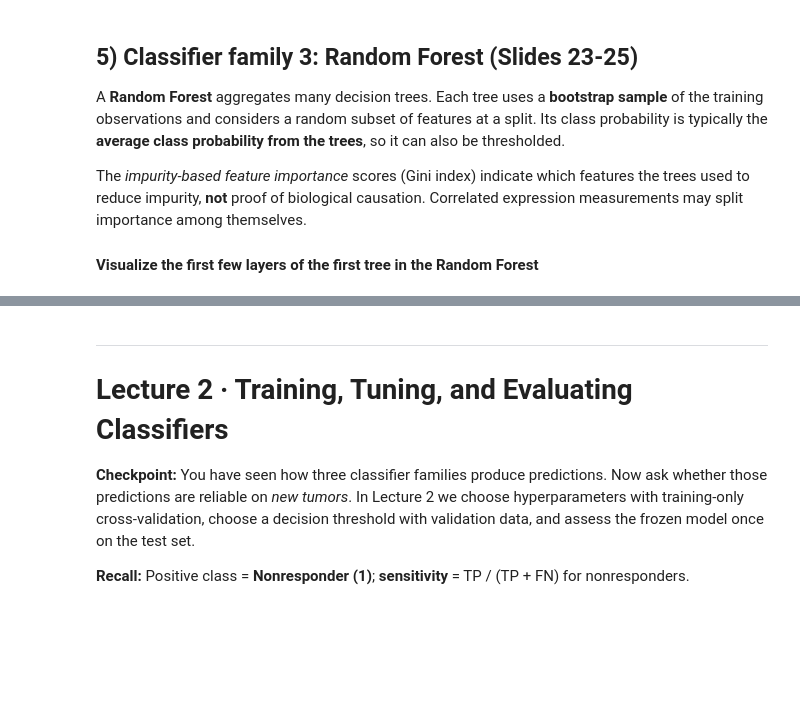
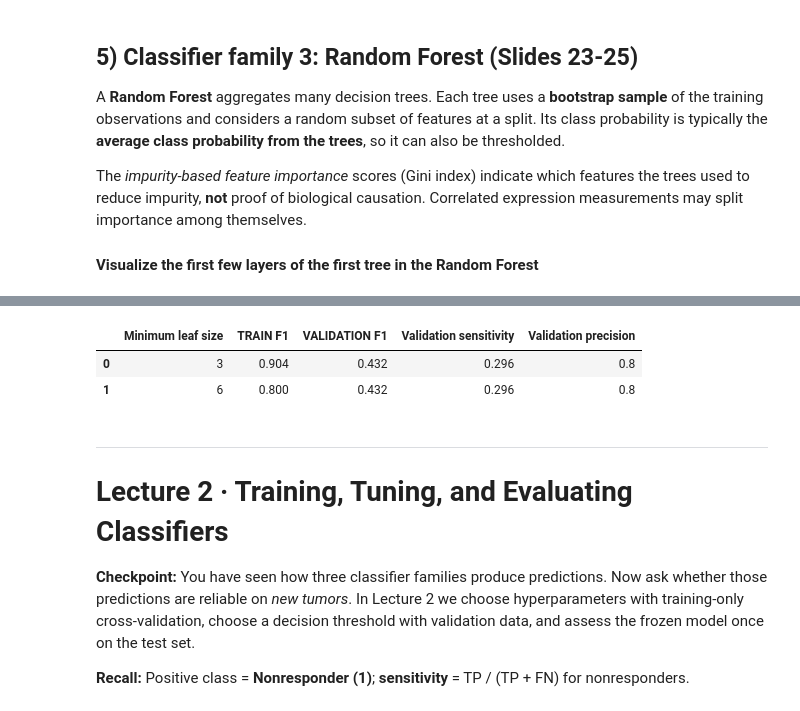
Before and after one commit to faizahkh/beginning-bioinformatics, a Jupyter notebook: notebooks/Copy_of_Module10_Classifiers_Responder_vs_Nonresponder.ipynb, the cells around one changed output, grey strips where cells are left out. Cells and saved outputs as stored; diff of their text form; code cells hidden in the pictures; blank space fills up the shorter version.

```diff
--- a/notebooks/Copy_of_Module10_Classifiers_Responder_vs_Nonresponder.ipynb
+++ b/notebooks/Copy_of_Module10_Classifiers_Responder_vs_Nonresponder.ipynb
@@ -519,3 +540,41 @@ print('Random Forest validation F1:',round(f1_score(y_val,rf_demo.predict(X_val)
+# %%
+# AI-assisted code block testing:
+
+# Use TRAIN to fit models and VALIDATION to compare results.
+# Do not use TEST data.
+
+from sklearn.ensemble import RandomForestClassifier
+from sklearn.metrics import f1_score, precision_score, recall_score
+
+leaf_results = []
+
+for leaf_size in [3, 6]:
+    rf = RandomForestClassifier(
+        n_estimators=150,
+        max_depth=7,
+        min_samples_leaf=leaf_size,
+        random_state=SEED,
+        n_jobs=1
+    )
+
+    rf.fit(X_train, y_train)
+
+    train_pred = rf.predict(X_train)
+    val_pred = rf.predict(X_val)
+
+    leaf_results.append({
+        "Minimum leaf size": leaf_size,
+        "TRAIN F1": f1_score(y_train, train_pred),
+        "VALIDATION F1": f1_score(y_val, val_pred),
+        "Validation sensitivity": recall_score(y_val, val_pred),
+        "Validation precision": precision_score(y_val, val_pred)
+    })
+
+display(pd.DataFrame(leaf_results).round(3))
+# %% [output]
+|  | Minimum leaf size | TRAIN F1 | VALIDATION F1 | Validation sensitivity | Validation precision |
+| 0 | 3 | 0.904 | 0.432 | 0.296 | 0.8 |
+| 1 | 6 | 0.800 | 0.432 | 0.296 | 0.8 |
 # %% [markdown]
 ---
 # **Lecture 2 · Training, Tuning, and Evaluating Classifiers**
```
Also changed, not shown: parts of 27 cells of this notebook.
